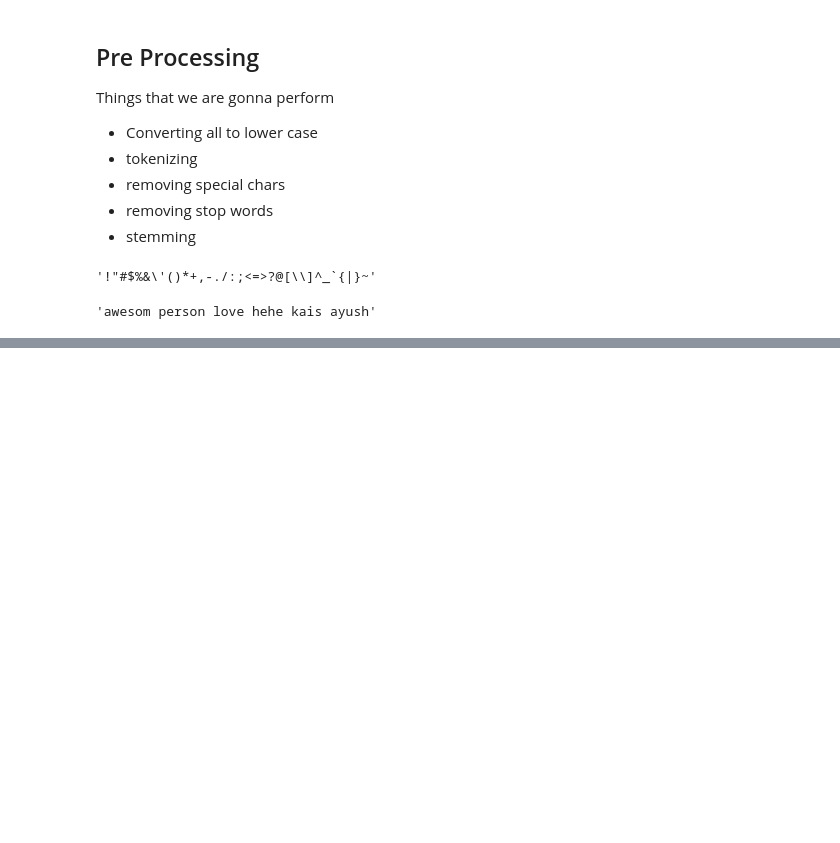
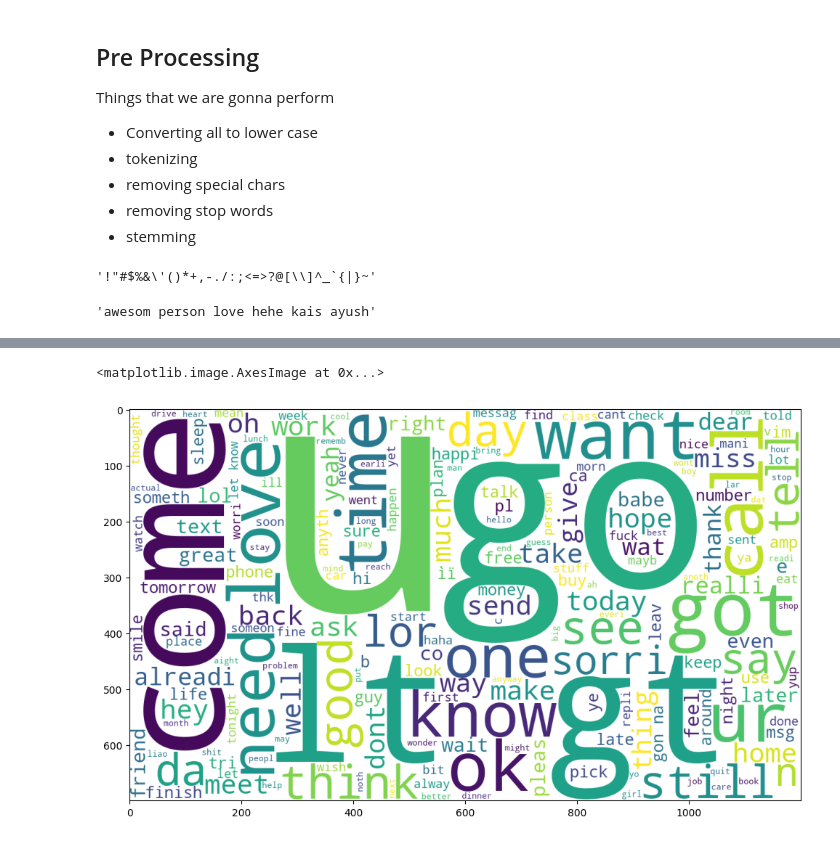
Before and after one commit to mr-ayush-agrawal/MachineLearningBasics, a Jupyter notebook: SpamHamClassifier/Spam_Detection.ipynb, the cells around one changed output, grey strips where cells are left out. Saved outputs shown, nothing was run; the diff lists cells and outputs as text; code cells hidden in the pictures; blank space fills up the shorter version.

```diff
--- a/SpamHamClassifier/Spam_Detection.ipynb
+++ b/SpamHamClassifier/Spam_Detection.ipynb
@@ -297,0 +311,8 @@ data.sample(5)
+# %%
+# Generating cloud for most used words in ham
+plt.figure(figsize=(12,7))
+ham_Wc = wc.generate(data[data['class'] == 0]['transformed_Text'].str.cat(sep = " "))
+plt.imshow(ham_Wc)
+# %% [output]
+<matplotlib.image.AxesImage at 0x...>
+[figure, added]
```
Also changed, not shown: parts of 7 cells of this notebook.
